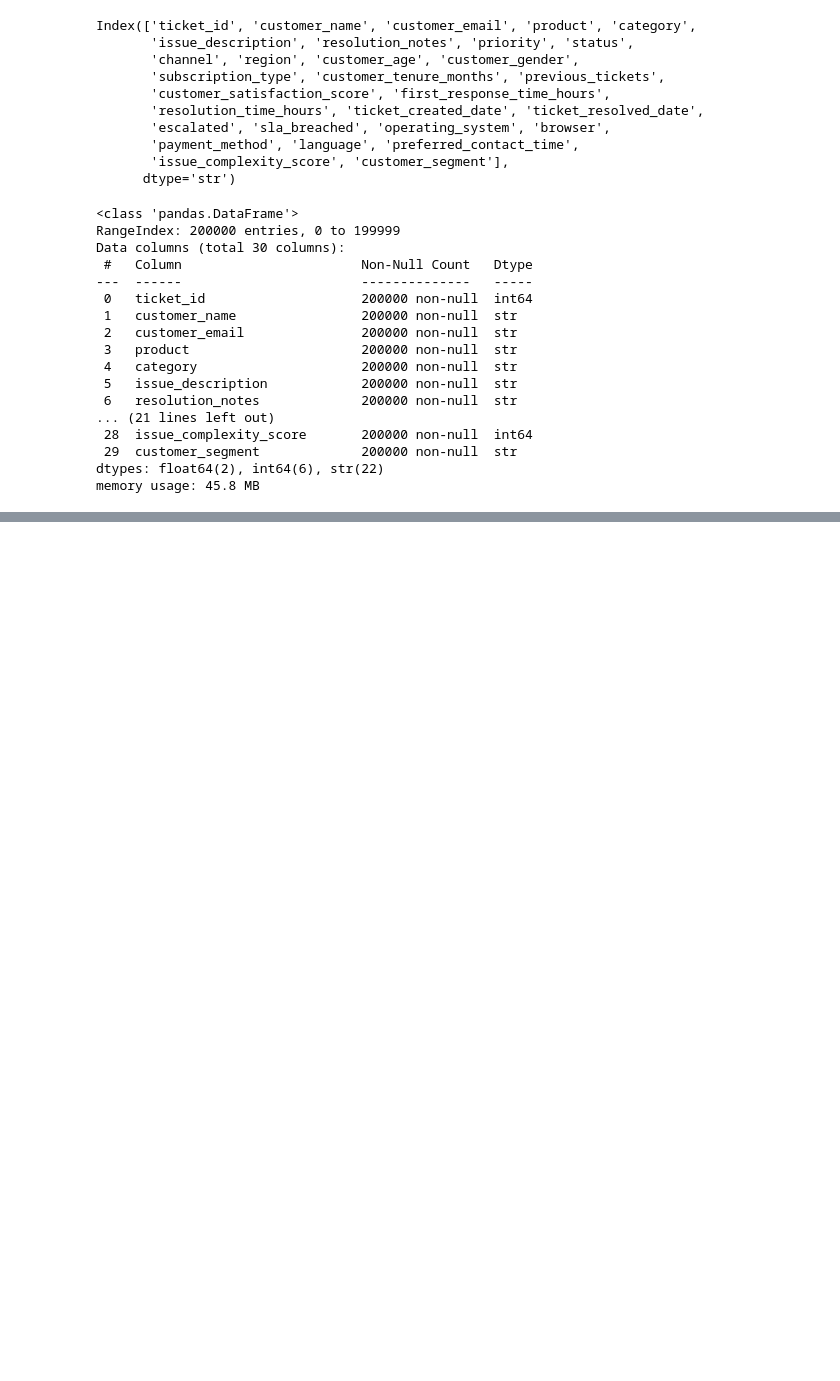
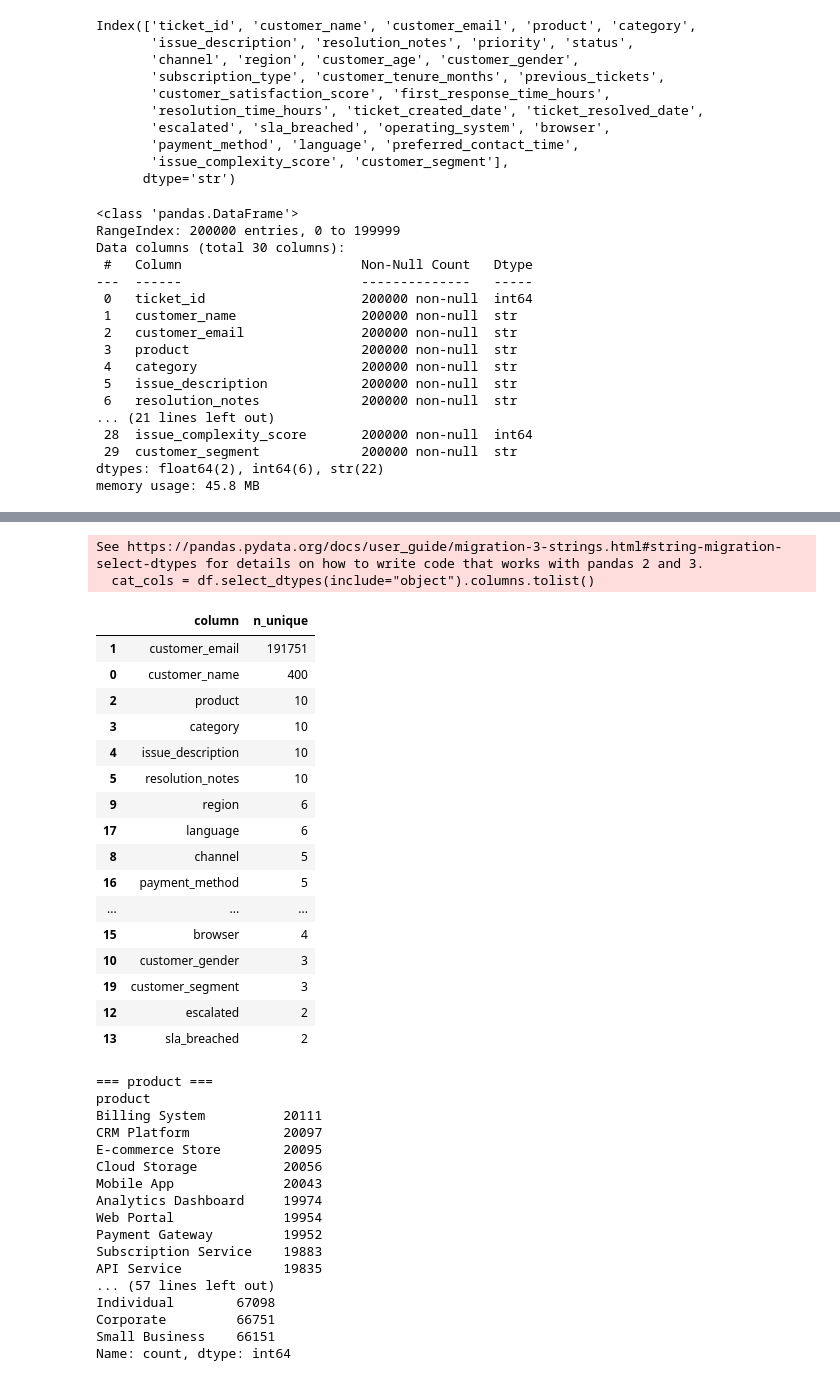
Before and after one commit to Feinst69/RAG_time, a Jupyter notebook: notebooks/eda.ipynb, the cells around one changed output, grey strips where cells are left out. Drawn from its saved outputs; the diff is of its cells as text; code cells hidden in the pictures; blank space fills up the shorter version.

```diff
--- a/notebooks/eda.ipynb
+++ b/notebooks/eda.ipynb
@@ -64,0 +195,54 @@ df.describe()
+# %%
+# Catégorielles: cardinalité + top modalités
+cat_cols = df.select_dtypes(include="object").columns.tolist()
+
+card = (
+    pd.DataFrame({
+        "column": cat_cols,
+        "n_unique": [df[c].nunique(dropna=True) for c in cat_cols]
+    })
+    .sort_values("n_unique", ascending=False)
+)
+
+display(card)
+
+for c in ["product", "category", "priority", "status", "channel", "region", "language", "customer_segment"]:
+    print(f"=== {c} ===")
+    print(df[c].value_counts(dropna=False).head(10))
+# %% [output]
+See https://pandas.pydata.org/docs/user_guide/migration-3-strings.html#string-migration-select-dtypes for details on how to write code that works with pandas 2 and 3.
+  cat_cols = df.select_dtypes(include="object").columns.tolist()
+|  | column | n_unique |
+| 1 | customer_email | 191751 |
+| 0 | customer_name | 400 |
+| 2 | product | 10 |
+| 3 | category | 10 |
+| 4 | issue_description | 10 |
+| 5 | resolution_notes | 10 |
+| 9 | region | 6 |
+| 17 | language | 6 |
+| 8 | channel | 5 |
+| 16 | payment_method | 5 |
+| ... | ... | ... |
+| 15 | browser | 4 |
+| 10 | customer_gender | 3 |
+| 19 | customer_segment | 3 |
+| 12 | escalated | 2 |
+| 13 | sla_breached | 2 |
+=== product ===
+product
+Billing System          20111
+CRM Platform            20097
+E-commerce Store        20095
+Cloud Storage           20056
+Mobile App              20043
+Analytics Dashboard     19974
+Web Portal              19954
+Payment Gateway         19952
+Subscription Service    19883
+API Service             19835
+... (57 lines left out)
+Individual        67098
+Corporate         66751
+Small Business    66151
+Name: count, dtype: int64
```
Also changed, not shown: parts of 15 cells of this notebook, 5 other files.
